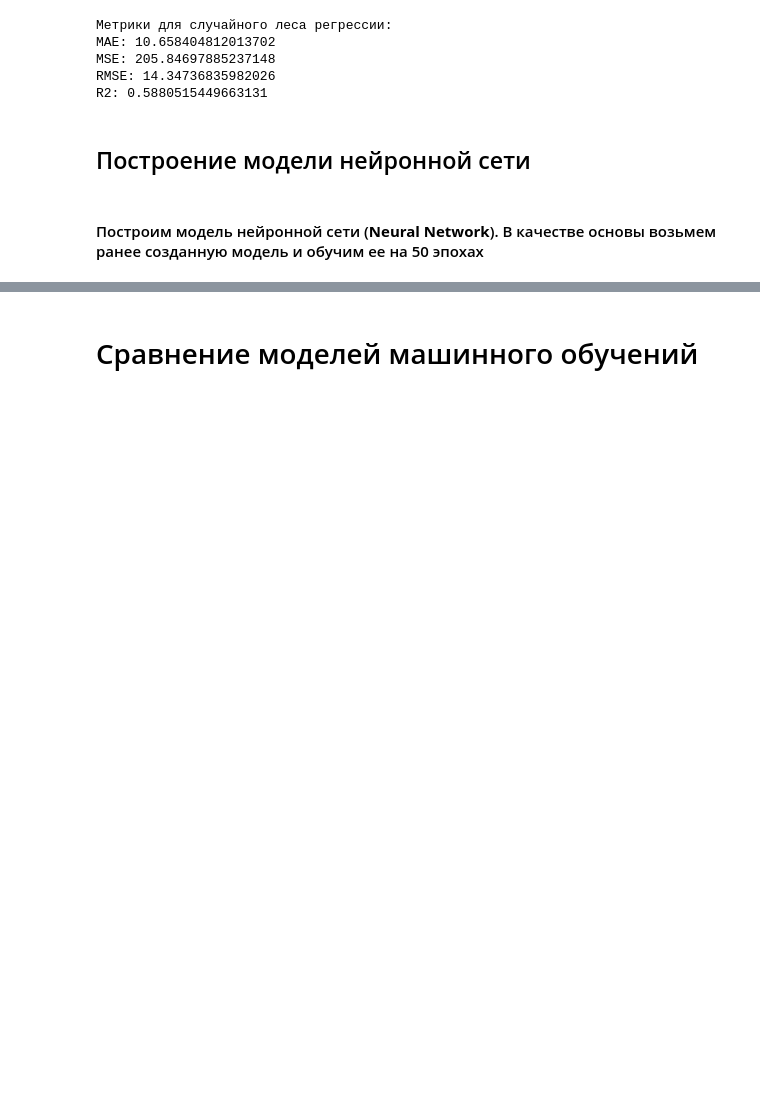
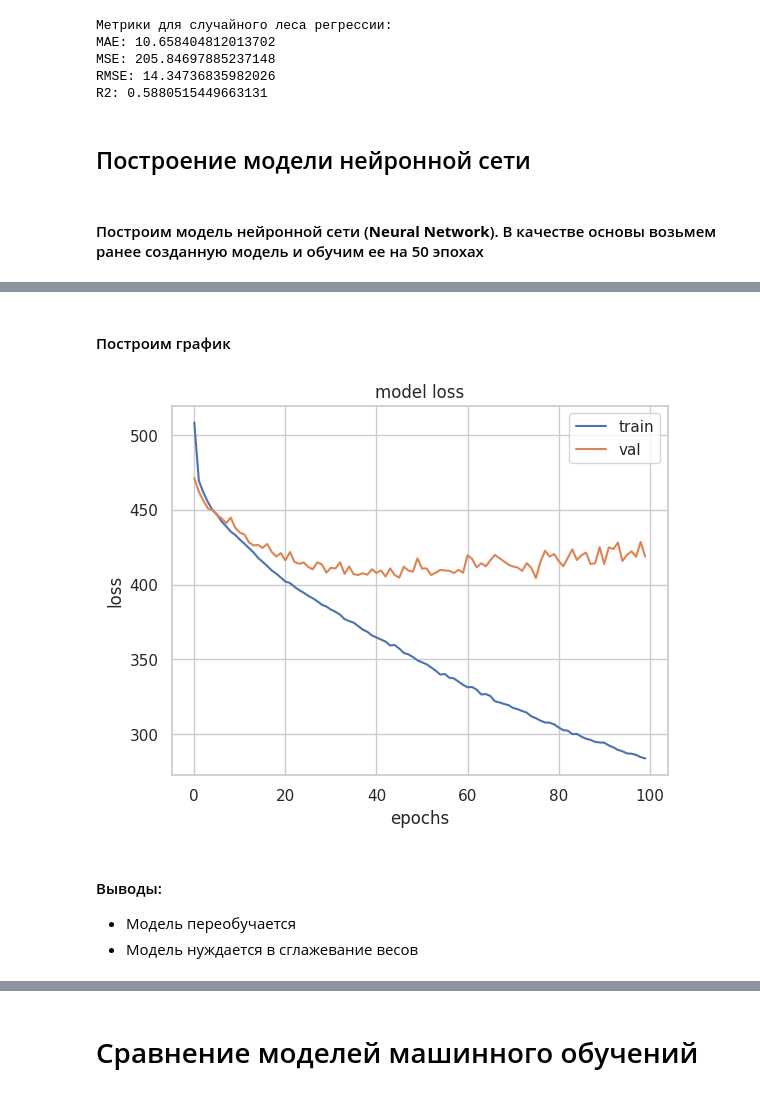
Before and after one commit to pilmeha/kaggleSpotify, a Jupyter notebook: GarmaevSpotify.ipynb, the cells around one changed output, grey strips where cells are left out. Saved outputs shown, nothing was run; the diff lists cells and outputs as text; code cells hidden in the pictures; blank space fills up the shorter version.

```diff
--- a/GarmaevSpotify.ipynb
+++ b/GarmaevSpotify.ipynb
@@ -1077,0 +1246,22 @@ R2: 0.5880515449663131
+# %%
+#построение модели
+model = keras.Sequential([
+        keras.layers.Dense(16, activation='relu', input_shape=(x_train.shape[1],)),
+        keras.layers.Dense(32, activation='relu'),
+        keras.layers.Dense(64, activation='relu'),
+        keras.layers.Dense(128, activation='relu'),
+        keras.layers.Dense(64, activation='relu'),
+        keras.layers.Dense(32, activation='relu'),
+        keras.layers.Dense(16, activation='relu'),
+        keras.layers.Dense(1)
+])
+
+#компиляция модели
+model.compile(optimizer='adam', loss='mean_squared_error')
+
+#обучение модели
+history = model.fit(x_train, y_train, epochs = 100, batch_size = 32, validation_split = 0.2, verbose = 0
+
+#нахождение лосса
+loss = model.evaluate(x_test, y_test)
+print(f'Test loss: {loss}')
@@ -1077,0 +1286,19 @@ R2: 0.5880515449663131
+# %% [markdown]
+#### Построим график
+# %%
+#изменения лосса на тренировочном датасете
+plt.plot(history.history['loss'])
+#изменения лосса на валидационном датасете
+plt.plot(history.history['val_loss'])
+
+plt.title('model loss')
+plt.ylabel('loss')
+plt.xlabel('epochs')
+plt.legend(['train', 'val'], loc='upper right')
+plt.show()
+# %% [output]
+[figure, added]
+# %% [markdown]
+#### Выводы:
+* Модель переобучается
+* Модель нуждается в сглажевание весов
```
Also changed, not shown: parts of 29 cells of this notebook.
